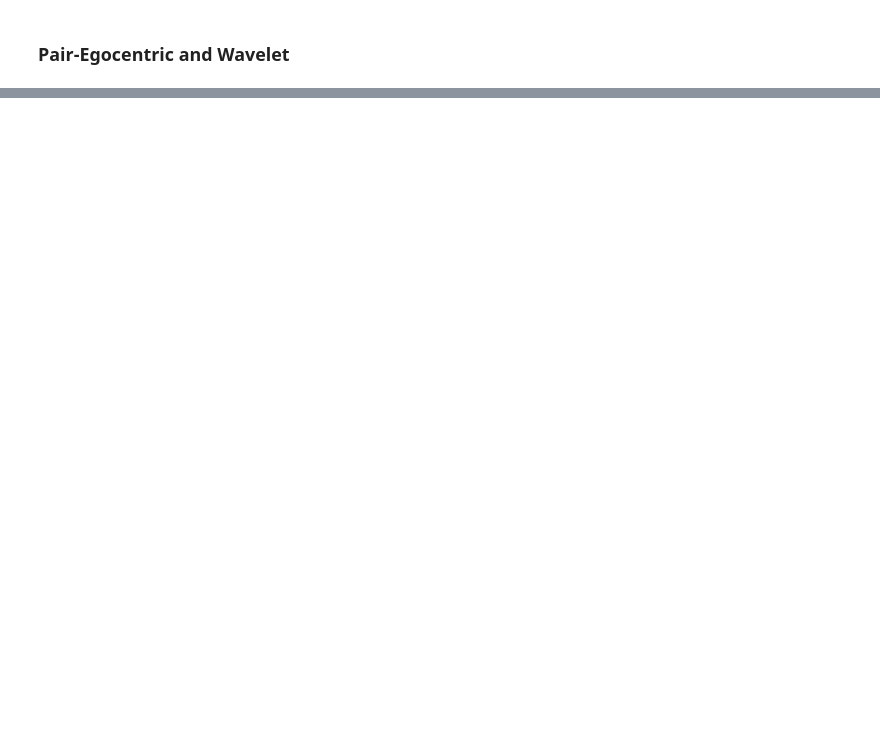
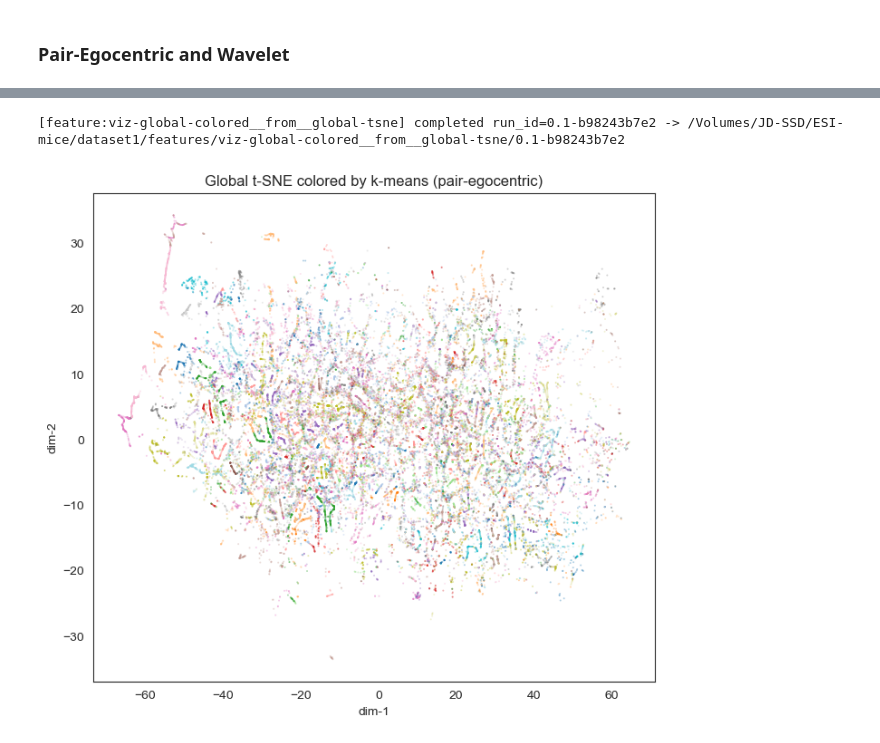
Before and after one commit to EcodylicScience/mosaic, a Jupyter notebook: behavior.ipynb, the cells around one changed output, grey strips where cells are left out. Cells and saved outputs as stored; diff of their text form; code cells hidden in the pictures; blank space fills up the shorter version.

```diff
--- a/behavior.ipynb
+++ b/behavior.ipynb
@@ -210,7 +271,7 @@ run_id = dataset.run_feature(feat)
 
 
 ## wavelet (refine so can change parameters)
-feat_wav = features.PairPoseDistanceWavelet(params={
+feat_wav = features.PairWavelet(params={
     "fps_default": 30.0,
     "f_min": 0.2,
     "f_max": 5.0,
@@ -231,0 +405,19 @@ wav_run = dataset.run_feature(
+# %%
+import importlib, features
+importlib.reload(features)
+
+# fit Ward on the templates saved by your TSNE run
+feat_ward = features.GlobalWardClustering(params={
+    "artifact": {
+        "feature": "global-tsne",
+        "run_id": tsne_run,  # or None to pick “latest finished”
+        "pattern": "global_templates_features.npz",
+        "load": {"kind": "npz", "key": "templates"},
+    },
+})
+ward_run = dataset.run_feature(
+    feat_ward,
+    input_kind="feature",
+    input_feature="global-tsne",
+)
+print("ward run:", ward_run)
@@ -231,0 +490,27 @@ wav_run = dataset.run_feature(
+# %%
+import importlib, features
+importlib.reload(features)
+
+viz = features.VizGlobalColored(params={
+    "coords": {
+        "feature": "global-tsne",
+        "run_id": None,
+        "pattern": "global_tsne_coords_seq=*.npz",
+        "load": {"kind": "npz", "key": "Y"},
+    },
+    "labels": {
+        "feature": "global-kmeans__from__pair-egocentric",
+        "run_id": None,
+        "pattern": "*.parquet",
+        "load": {"kind": "parquet", "numeric_only": False, "columns": ["cluster"]},
+    },
+    "coord_key_regex": r"seq=(.+)",
+    "label_key_regex": r".+",  # <-- let it fall back to the dataset-derived sequence map
+    "plot_max": 200_000,
+    "title": "Global t-SNE colored by k-means (pair-egocentric)",
+})
+
+run_id = dataset.run_feature(viz, input_kind="feature", input_feature="global-tsne")
+# %% [output]
+[feature:viz-global-colored__from__global-tsne] completed run_id=0.1-b98243b7e2 -> /Volumes/JD-SSD/ESI-mice/dataset1/features/viz-global-colored__from__global-tsne/0.1-b98243b7e2
+[figure, added]
```
Also changed, not shown: parts of 22 cells of this notebook, 2 other files.
